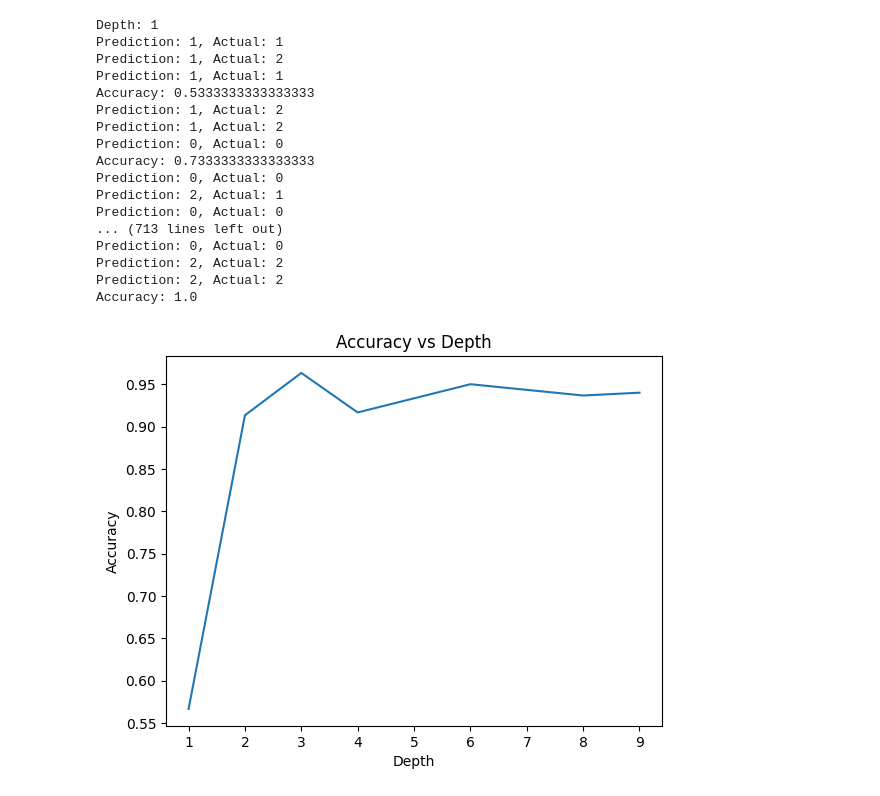
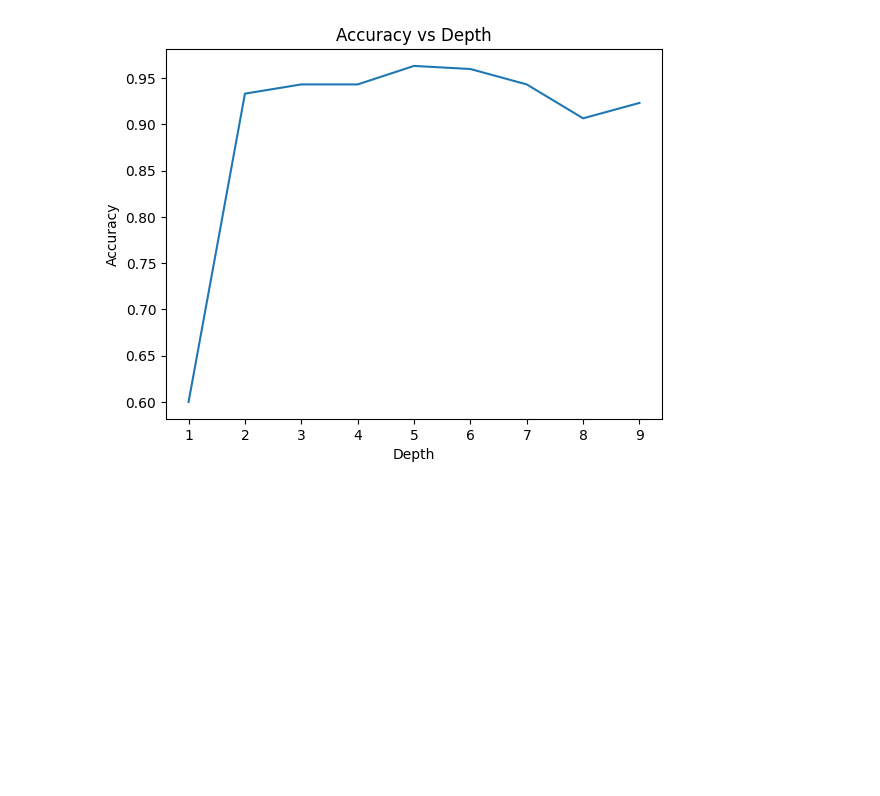
Before and after one commit to Kemo321/C-R, a Jupyter notebook: ID3/ID3.ipynb, the cells around one changed output. Saved outputs shown, nothing was run; the diff lists cells and outputs as text; code cells hidden in the pictures; blank space fills up the shorter version.

```diff
--- a/ID3/ID3.ipynb
+++ b/ID3/ID3.ipynb
@@ -122,16 +122,17 @@ def test(depth=3, test_size=0.1, random_state=None, verbose=0):
     clf.build_tree(x_train, y_train)
     predictions = [clf.predict(x) for x in x_test]
     for i in range(len(predictions)):
-        if verbose > 0 and i % verbose == 0:
+        if verbose is not None and i % verbose == 0:
             print(f"Prediction: {predictions[i]}, Actual: {y_test[i]}")
     accuracy = np.mean(predictions == y_test)
-    print(f"Accuracy: {accuracy}")
+    if verbose is not None:
+        print(f"Accuracy: {accuracy}")
     return accuracy
 # %%
-def test_depths(test_size=0.1, random_state=None, verbose=0, plot_range=10):
+def test_depths(test_size=0.1, random_state=None, verbose=None, plot_range=10):
     x, y = [i for i in range(1, plot_range)], []
     for depth in range(1, plot_range):
-        if verbose > 0:
+        if verbose is not None:
             print(f"Depth: {depth}")
         sum_ac = 0
         for i in range(20):
@@ -145,24 +146,7 @@ def test_depths(test_size=0.1, random_state=None, verbose=0, plot_range=10):
     plt.title("Accuracy vs Depth")
     plt.show()
 # %%
-test_depths(verbose = 5)
+test_depths()
 # %% [output]
-Depth: 1
-Prediction: 1, Actual: 1
-Prediction: 1, Actual: 2
-Prediction: 1, Actual: 1
-Accuracy: 0.5333333333333333
-Prediction: 1, Actual: 2
-Prediction: 1, Actual: 2
-Prediction: 0, Actual: 0
-Accuracy: 0.7333333333333333
-Prediction: 0, Actual: 0
-Prediction: 2, Actual: 1
-Prediction: 0, Actual: 0
-... (713 lines left out)
-Prediction: 0, Actual: 0
-Prediction: 2, Actual: 2
-Prediction: 2, Actual: 2
-Accuracy: 1.0
-[figure, old version]
+[figure, new version]
 # %%
```
Also changed, not shown: parts of 4 cells of this notebook, 1 other file.
